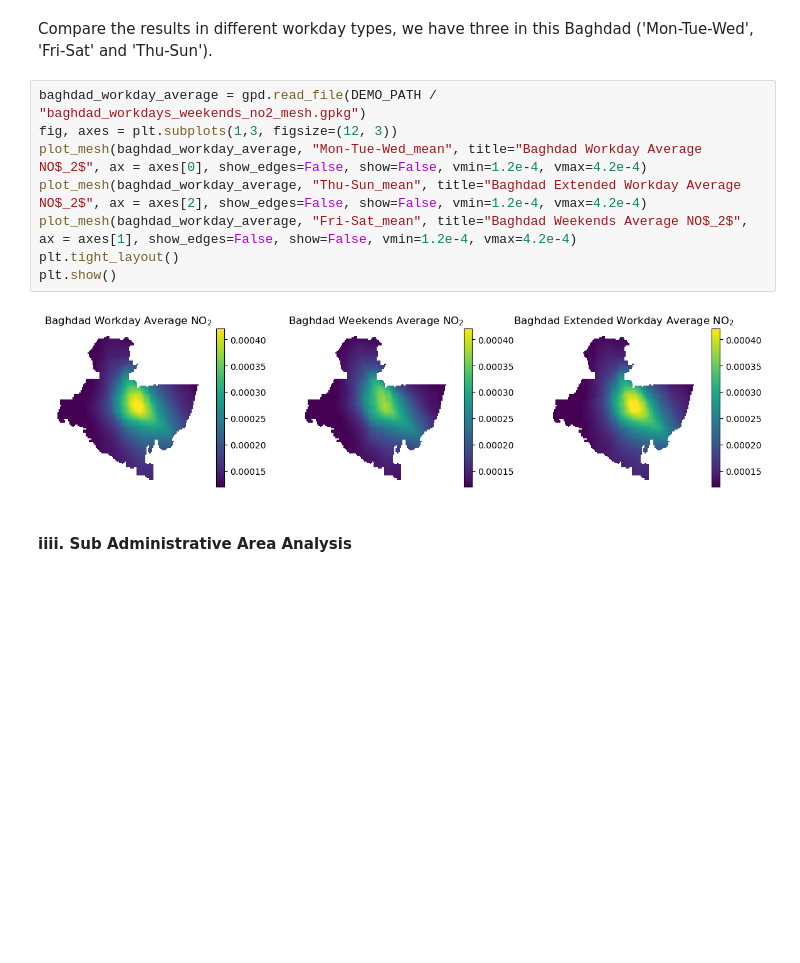
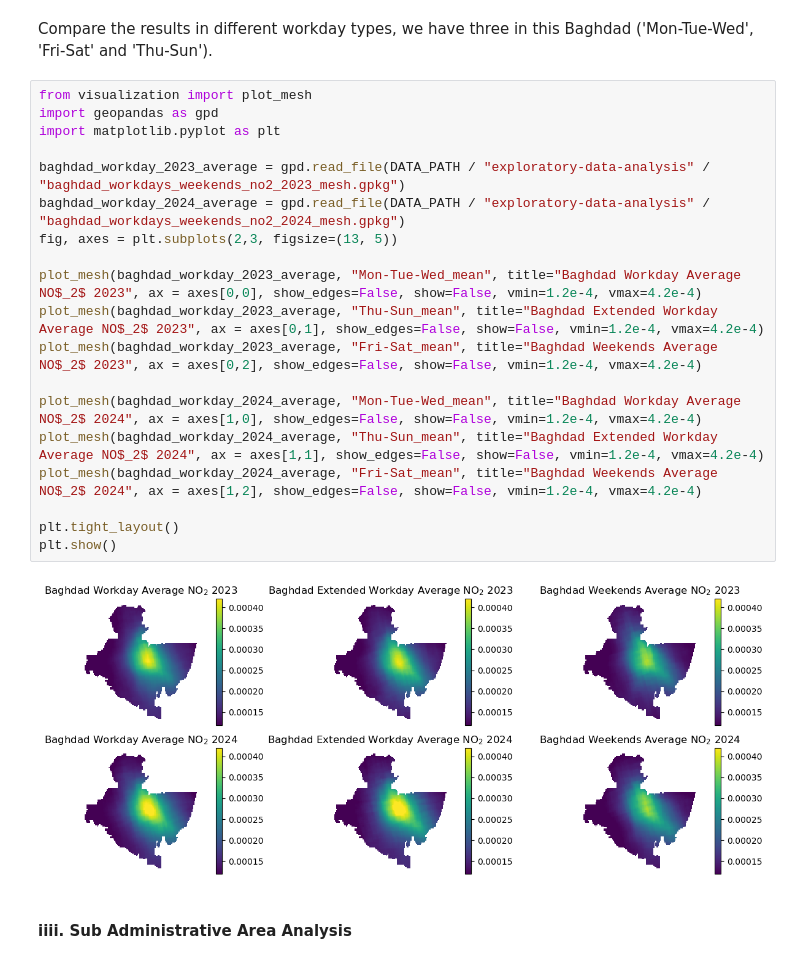
Before and after one commit to yixuan228/air-pollution-mobility-research-project, a Jupyter notebook: notebooks/3_exploratory_data_analysis.ipynb, the cells around one changed output. Saved outputs shown, nothing was run; the diff lists cells and outputs as text; blank space fills up the shorter version.

```diff
--- a/notebooks/3_exploratory_data_analysis.ipynb
+++ b/notebooks/3_exploratory_data_analysis.ipynb
@@ -401,15 +454,26 @@ Saved mean meshes to D:\Projects\MSc_Group_Project\air-pollution-mobility-resear
 # %% [markdown]
 Compare the results in different workday types, we have three in this Baghdad ('Mon-Tue-Wed', 'Fri-Sat' and 'Thu-Sun').
 # %%
-baghdad_workday_average = gpd.read_file(DEMO_PATH / "baghdad_workdays_weekends_no2_mesh.gpkg")
-fig, axes = plt.subplots(1,3, figsize=(12, 3))
-plot_mesh(baghdad_workday_average, "Mon-Tue-Wed_mean", title="Baghdad Workday Average NO$_2$", ax = axes[0], show_edges=False, show=False, vmin=1.2e-4, vmax=4.2e-4)
-plot_mesh(baghdad_workday_average, "Thu-Sun_mean", title="Baghdad Extended Workday Average NO$_2$", ax = axes[2], show_edges=False, show=False, vmin=1.2e-4, vmax=4.2e-4)
-plot_mesh(baghdad_workday_average, "Fri-Sat_mean", title="Baghdad Weekends Average NO$_2$", ax = axes[1], show_edges=False, show=False, vmin=1.2e-4, vmax=4.2e-4)
+from visualization import plot_mesh
+import geopandas as gpd
+import matplotlib.pyplot as plt
+
+baghdad_workday_2023_average = gpd.read_file(DATA_PATH / "exploratory-data-analysis" / "baghdad_workdays_weekends_no2_2023_mesh.gpkg")
+baghdad_workday_2024_average = gpd.read_file(DATA_PATH / "exploratory-data-analysis" / "baghdad_workdays_weekends_no2_2024_mesh.gpkg")
+fig, axes = plt.subplots(2,3, figsize=(13, 5))
+
+plot_mesh(baghdad_workday_2023_average, "Mon-Tue-Wed_mean", title="Baghdad Workday Average NO$_2$ 2023", ax = axes[0,0], show_edges=False, show=False, vmin=1.2e-4, vmax=4.2e-4)
+plot_mesh(baghdad_workday_2023_average, "Thu-Sun_mean", title="Baghdad Extended Workday Average NO$_2$ 2023", ax = axes[0,1], show_edges=False, show=False, vmin=1.2e-4, vmax=4.2e-4)
+plot_mesh(baghdad_workday_2023_average, "Fri-Sat_mean", title="Baghdad Weekends Average NO$_2$ 2023", ax = axes[0,2], show_edges=False, show=False, vmin=1.2e-4, vmax=4.2e-4)
+
+plot_mesh(baghdad_workday_2024_average, "Mon-Tue-Wed_mean", title="Baghdad Workday Average NO$_2$ 2024", ax = axes[1,0], show_edges=False, show=False, vmin=1.2e-4, vmax=4.2e-4)
+plot_mesh(baghdad_workday_2024_average, "Thu-Sun_mean", title="Baghdad Extended Workday Average NO$_2$ 2024", ax = axes[1,1], show_edges=False, show=False, vmin=1.2e-4, vmax=4.2e-4)
+plot_mesh(baghdad_workday_2024_average, "Fri-Sat_mean", title="Baghdad Weekends Average NO$_2$ 2024", ax = axes[1,2], show_edges=False, show=False, vmin=1.2e-4, vmax=4.2e-4)
+
 plt.tight_layout()
 plt.show()
 # %% [output]
-[figure, old version]
+[figure, new version]
 # %% [markdown]
 #### iiii. Sub Administrative Area Analysis
 # %%
```
Also changed, not shown: parts of 14 cells of this notebook, 10 other files.
